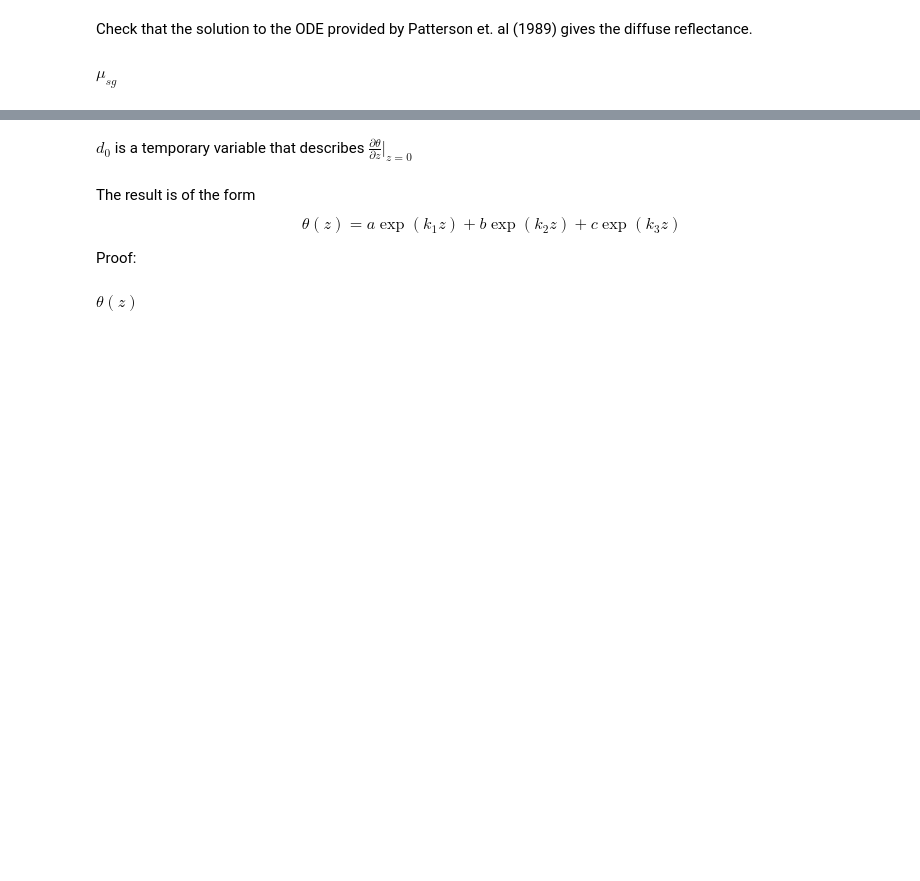
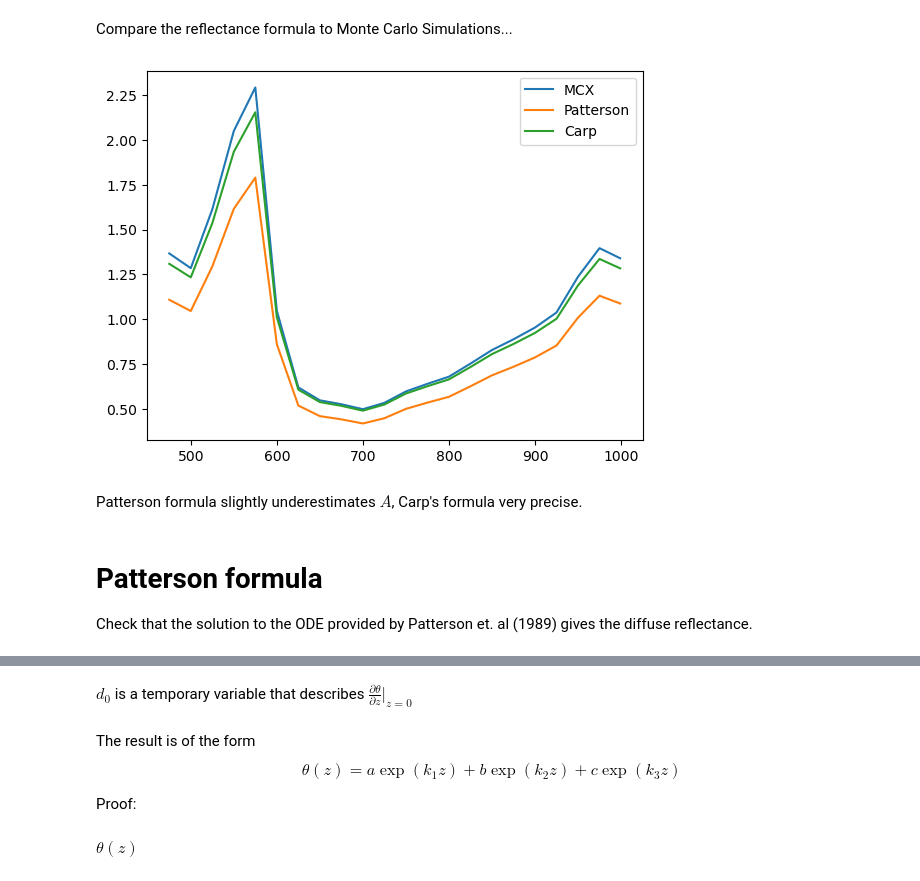
Before and after one commit to leonngl/hyperspectral-fit-idp, a Jupyter notebook: notebooks/diffusion_equation.ipynb, the cells around one changed output, grey strips where cells are left out. Cells and saved outputs as stored; diff of their text form; code cells hidden in the pictures; blank space fills up the shorter version.

```diff
--- a/notebooks/diffusion_equation.ipynb
+++ b/notebooks/diffusion_equation.ipynb
@@ -17,3 +18,20 @@ from sympy import symbols, dsolve, Function, exp, Eq, oo, limit, Add, Mul, solve
+# %% [markdown]
+Compare the reflectance formula to Monte Carlo Simulations...
+# %%
+gray_matter_mcs_data = np.loadtxt(config.pl_dir / "gray_matter_mcs.txt")
+blood_vessel_mcs_data = np.loadtxt(config.pl_dir / "blood_vessel_pure_mcs.txt")
+# %%
+mcs_data = gray_matter_mcs_data
+# %%
+A_carp_vals = A_carp(mcs_data[:, 1], mcs_data[:, 2], 0.85, 1.36)
+A_patterson_vals = A_patterson(mcs_data[:, 1], mcs_data[:, 2] * (1-0.85), 1.36)
+# %%
+plot_spectra((-np.log(mcs_data[:, 3]), A_patterson_vals, A_carp_vals), mcs_data[:, 0], labels=["MCX", "Patterson", "Carp"])
+# %% [output]
+[figure, added]
+# %% [markdown]
+Patterson formula slightly underestimates $A$, Carp's formula very precise.
 # %% [markdown]
+# Patterson formula
 Check that the solution to the ODE provided by Patterson et. al (1989) gives the diffuse reflectance.
 # %%
@@ -21,8 +39,4 @@ mua, musred = symbols(r"\mu_a \mu_{sg}", positive=True)
 k, z, d0 = symbols(r"k z d_0")
-# %%
-musred
-# %% [output]
-$\displaystyle \mu_{sg}$
 # %%
 theta = Function(r"\theta")(z)
 thetap = theta.diff(z)
```
Also changed, not shown: parts of 34 cells of this notebook, 10 other files.
